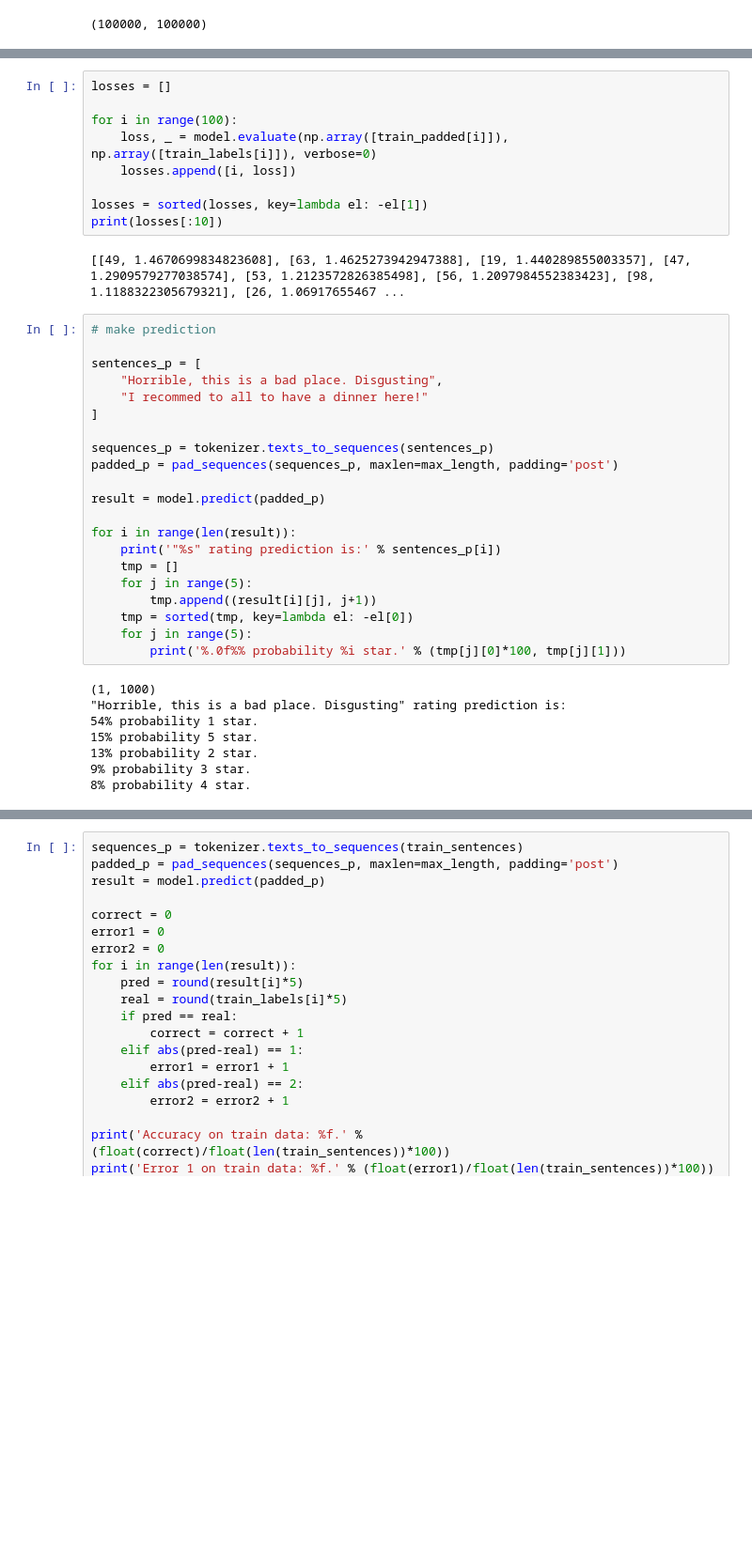
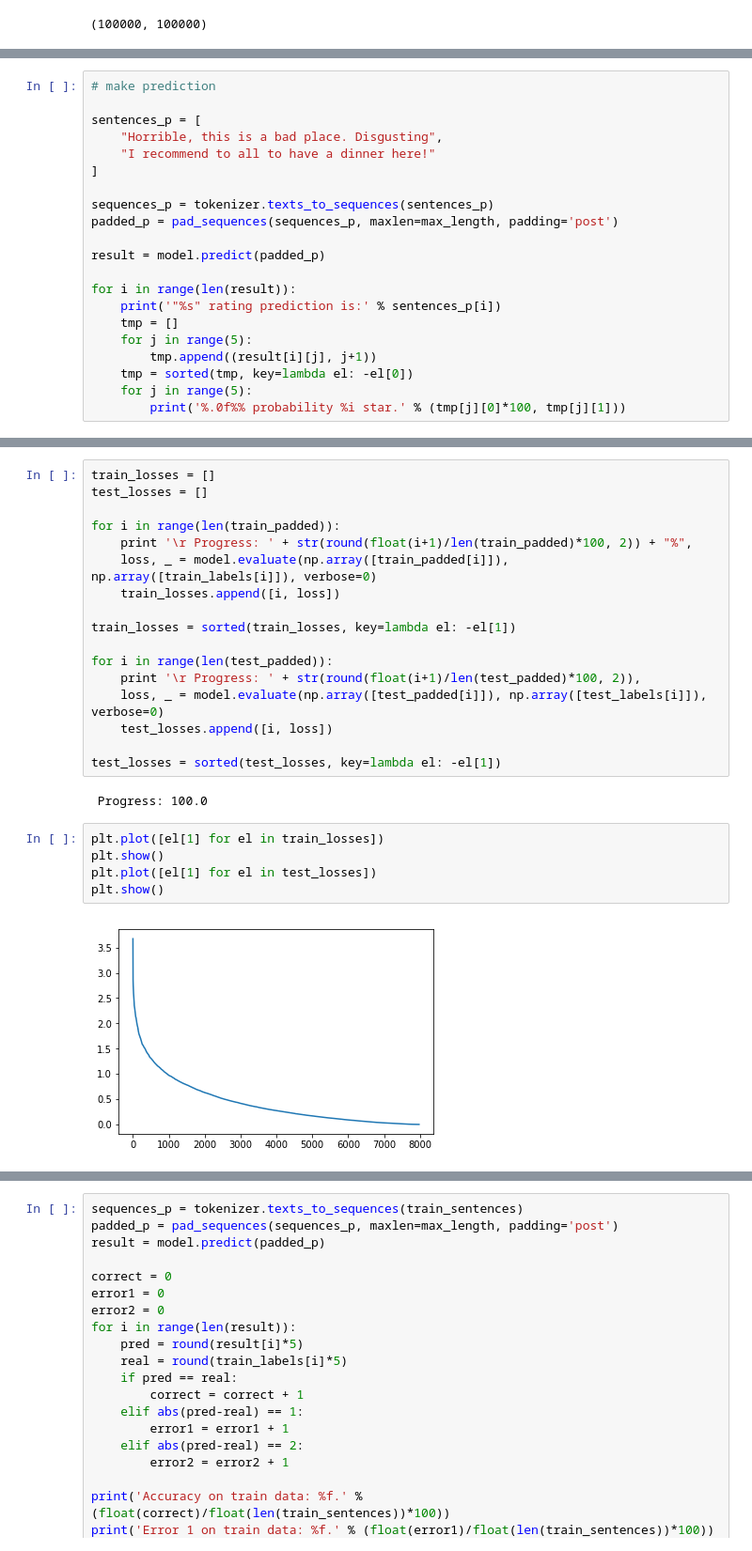
Before and after one commit to lorenzovngl/analysis-of-yelp-open-dataset, a Jupyter notebook: notebooks/reviews_classification.ipynb, the cells around one changed output, grey strips where cells are left out. Shown: that part at 94% size. Cells and saved outputs as stored; diff of their text form; blank space fills up the shorter version.

```diff
--- a/notebooks/reviews_classification.ipynb
+++ b/notebooks/reviews_classification.ipynb
@@ -236,0 +238,21 @@ for i in range(len(history)):
+# %%
+# make prediction
+
+sentences_p = [
+    "Horrible, this is a bad place. Disgusting",
+    "I recommend to all to have a dinner here!"
+]
+
+sequences_p = tokenizer.texts_to_sequences(sentences_p)
+padded_p = pad_sequences(sequences_p, maxlen=max_length, padding='post')
+
+result = model.predict(padded_p)
+
+for i in range(len(result)):
+    print('"%s" rating prediction is:' % sentences_p[i])
+    tmp = []
+    for j in range(5):
+        tmp.append((result[i][j], j+1))
+    tmp = sorted(tmp, key=lambda el: -el[0])
+    for j in range(5):
+        print('%.0f%% probability %i star.' % (tmp[j][0]*100, tmp[j][1]))
@@ -237,40 +272,26 @@ for i in range(len(history)):
 # %%
-losses = []
+train_losses = []
+test_losses = []
 
-for i in range(100):
+for i in range(len(train_padded)):
+    print '\r Progress: ' + str(round(float(i+1)/len(train_padded)*100, 2)) + "%",
     loss, _ = model.evaluate(np.array([train_padded[i]]), np.array([train_labels[i]]), verbose=0)
-    losses.append([i, loss])
+    train_losses.append([i, loss])
 
-losses = sorted(losses, key=lambda el: -el[1])
-print(losses[:10])
+train_losses = sorted(train_losses, key=lambda el: -el[1])
+
+for i in range(len(test_padded)):
+    print '\r Progress: ' + str(round(float(i+1)/len(test_padded)*100, 2)),
+    loss, _ = model.evaluate(np.array([test_padded[i]]), np.array([test_labels[i]]), verbose=0)
+    test_losses.append([i, loss])
+
+test_losses = sorted(test_losses, key=lambda el: -el[1])
 # %% [output]
-[[49, 1.4670699834823608], [63, 1.4625273942947388], [19, 1.440289855003357], [47, 1.2909579277038574], [53, 1.2123572826385498], [56, 1.2097984552383423], [98, 1.1188322305679321], [26, 1.06917655467 ...
+ Progress: 100.0
-# %%
-# make prediction
-
-sentences_p = [
-    "Horrible, this is a bad place. Disgusting",
-    "I recommed to all to have a dinner here!"
-]
-
-sequences_p = tokenizer.texts_to_sequences(sentences_p)
-padded_p = pad_sequences(sequences_p, maxlen=max_length, padding='post')
-
-result = model.predict(padded_p)
-
-for i in range(len(result)):
-    print('"%s" rating prediction is:' % sentences_p[i])
-    tmp = []
-    for j in range(5):
-        tmp.append((result[i][j], j+1))
-    tmp = sorted(tmp, key=lambda el: -el[0])
-    for j in range(5):
-        print('%.0f%% probability %i star.' % (tmp[j][0]*100, tmp[j][1]))
-# %% [output]
-(1, 1000)
-"Horrible, this is a bad place. Disgusting" rating prediction is:
-54% probability 1 star.
-15% probability 5 star.
-13% probability 2 star.
-9% probability 3 star.
-8% probability 4 star.
+# %%
+plt.plot([el[1] for el in train_losses])
+plt.show()
+plt.plot([el[1] for el in test_losses])
+plt.show()
+# %% [output]
+[figure, added]
```
Also changed, not shown: parts of 11 cells of this notebook.
